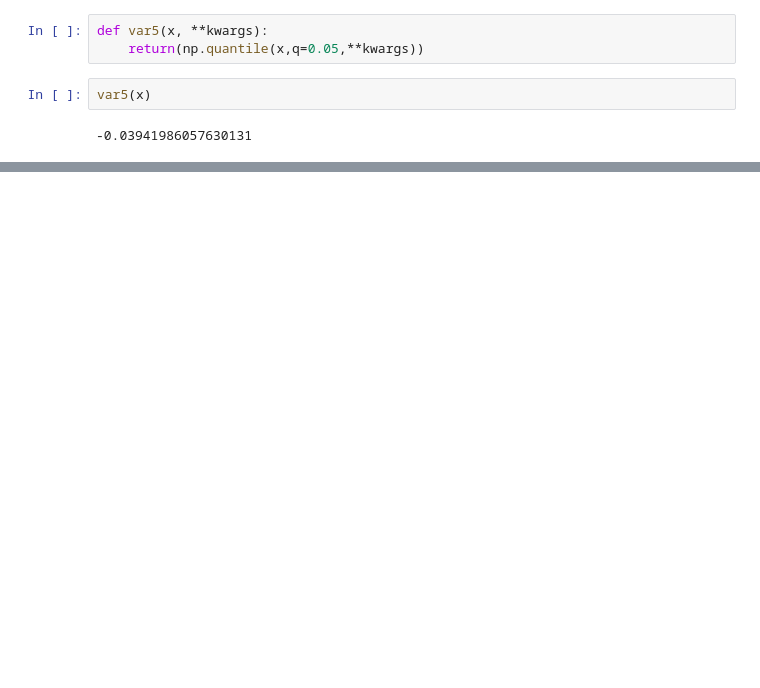
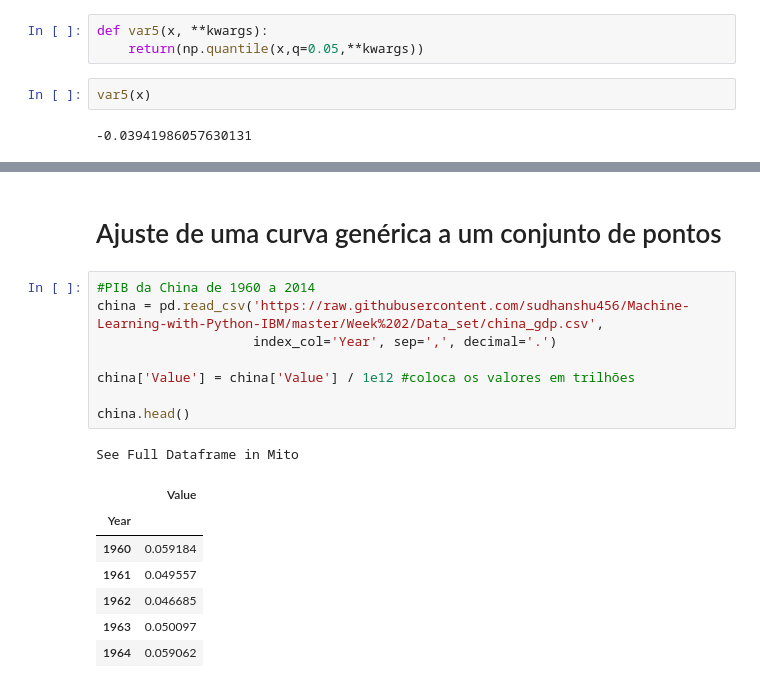
Before and after one commit to felbuch/Python_EPGE, a Jupyter notebook: 10-Aulas/14-Modelos Estatísticos Clássicos.ipynb, the cells around one changed output, grey strips where cells are left out. Cells and saved outputs as stored; diff of their text form; blank space fills up the shorter version.

```diff
--- a/10-Aulas/14-Modelos Estatísticos Clássicos.ipynb
+++ b/10-Aulas/14-Modelos Estatísticos Clássicos.ipynb
@@ -744,0 +754,19 @@ plt.show()
+# %% [markdown]
+# Ajuste de uma curva genérica a um conjunto de pontos
+# %%
+#PIB da China de 1960 a 2014
+china = pd.read_csv('https://raw.githubusercontent.com/sudhanshu456/Machine-Learning-with-Python-IBM/master/Week%202/Data_set/china_gdp.csv',
+                    index_col='Year', sep=',', decimal='.')
+
+china['Value'] = china['Value'] / 1e12 #coloca os valores em trilhões
+
+china.head()
+# %% [output]
+See Full Dataframe in Mito
+|  | Value |
+| Year |  |
+| 1960 | 0.059184 |
+| 1961 | 0.049557 |
+| 1962 | 0.046685 |
+| 1963 | 0.050097 |
+| 1964 | 0.059062 |
```
Also changed, not shown: parts of 39 cells of this notebook.
